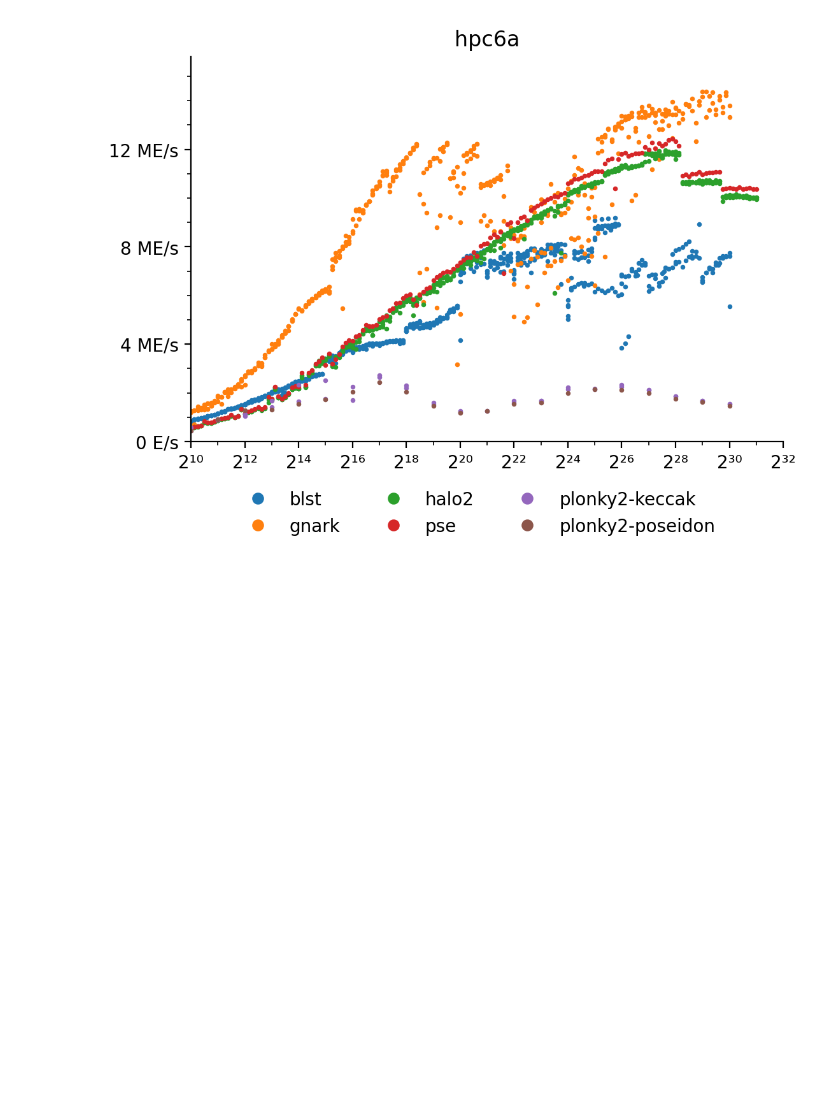
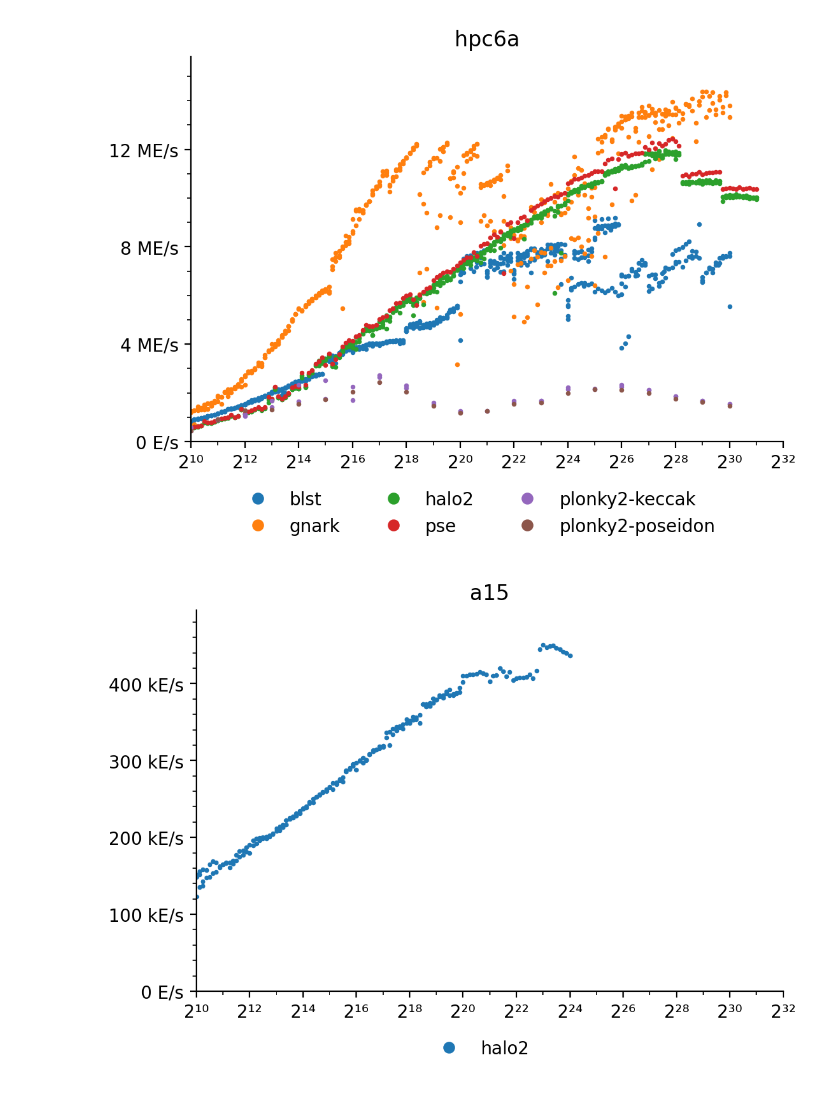
Before and after one commit to recmo/pc-bench, a Jupyter notebook: analysis.ipynb, the cells around one changed output. Saved outputs shown, nothing was run; the diff lists cells and outputs as text; code cells hidden in the pictures; blank space fills up the shorter version.

```diff
--- a/analysis.ipynb
+++ b/analysis.ipynb
@@ -52,34 +52,38 @@ for machine in df['machine'].unique():
         dfa = dfm[dfm['algo'] == algo]
         max_y = max(max_y, dfa['throughput'].max())
         ax.plot(dfa['size'], dfa['throughput'], marker='.', alpha=1.0, markersize=4, markeredgewidth=0.7, linestyle='none', label=algo)
 
     # Framing
     ax.set_title(machine)
     ax.set_clip_on(False)
     for s in ['top', 'right']:
         ax.spines[s].set_visible(False)
 
     # X axis
     ax.set_xlim((2**10, 2**32))
     ax.set_xscale('log')
     ax.xaxis.set_major_locator(FixedLocator([2**i for i in range(10,33,2)]))
     ax.xaxis.set_major_formatter(FixedFormatter(["2¹⁰", "2¹²", "2¹⁴", "2¹⁶", "2¹⁸", "2²⁰", "2²²", "2²⁴", "2²⁶", "2²⁸", "2³⁰", "2³²"]))
     ax.xaxis.set_minor_locator(FixedLocator([2**i for i in range(10,33)]))
     ax.xaxis.set_minor_formatter(NullFormatter())
 
     # Y axis
     ax.set_ylim((0, 1.1 * max_y))
     ax.yaxis.set_major_formatter(EngFormatter(unit='E/s'))
-    if max_y > 10e6:
+    if max_y < 1e6:
+        ax.yaxis.set_major_locator(MultipleLocator(1.0e5))
+        ax.yaxis.set_minor_locator(MultipleLocator(0.2e5))
+    elif max_y < 10e6:
+        ax.yaxis.set_major_locator(MultipleLocator(1.0e6))
+        ax.yaxis.set_minor_locator(MultipleLocator(0.2e6))
+    else:
         ax.yaxis.set_major_locator(MultipleLocator(4.0e6))
         ax.yaxis.set_minor_locator(MultipleLocator(1.0e6))
-    else:
-        ax.yaxis.set_major_locator(MultipleLocator(1.0e6))
-        ax.yaxis.set_minor_locator(MultipleLocator(0.2e6))
 
     fig.legend(bbox_to_anchor=(0.5, 0.06), loc='upper center', ncol=3, frameon=False, markerscale=3)
 
     fig.savefig(f'bench-{machine}.png')
 # %% [output]
 [figure]
 [figure]
+[figure, added]
```
Also changed, not shown: 14 other files.
